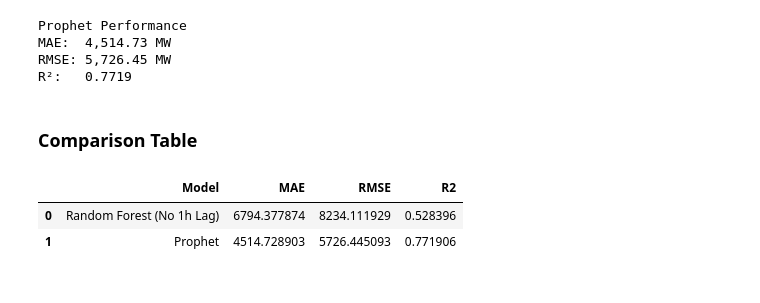
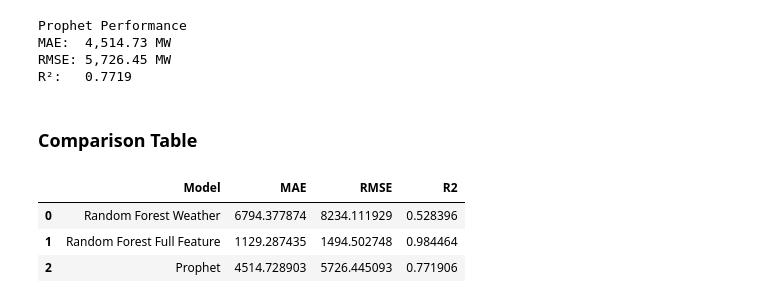
Before and after one commit to Varie737/Renewable-Energy-Data-Analysis, a Jupyter notebook: Renewable Energy Data Analysis project.ipynb, the cells around one changed output. Drawn from its saved outputs; the diff is of its cells as text; code cells hidden in the pictures.

```diff
--- a/Renewable Energy Data Analysis project.ipynb
+++ b/Renewable Energy Data Analysis project.ipynb
@@ -1141,14 +1133,15 @@ R²:   0.7719
 ### Comparison Table
 # %%
 comparison = pd.DataFrame({
-    "Model": ["Random Forest (No 1h Lag)", "Prophet"],
-    "MAE": [mae_rf_weather, mae_prophet],
-    "RMSE": [rmse_rf_weather, rmse_prophet],
-    "R2": [r2_rf_weather, r2_prophet]
+    "Model": ["Random Forest Weather", "Random Forest Full Feature", "Prophet"],
+    "MAE": [mae_rf_weather,mae_rf, mae_prophet],
+    "RMSE": [rmse_rf_weather, rmse_rf, rmse_prophet],
+    "R2": [r2_rf_weather, r2_rf, r2_prophet]
 })
 
 comparison
 # %% [output]
 |  | Model | MAE | RMSE | R2 |
-| 0 | Random Forest (No 1h Lag) | 6794.377874 | 8234.111929 | 0.528396 |
-| 1 | Prophet | 4514.728903 | 5726.445093 | 0.771906 |
+| 0 | Random Forest Weather | 6794.377874 | 8234.111929 | 0.528396 |
+| 1 | Random Forest Full Feature | 1129.287435 | 1494.502748 | 0.984464 |
+| 2 | Prophet | 4514.728903 | 5726.445093 | 0.771906 |
```
Also changed, not shown: parts of 27 cells of this notebook.
